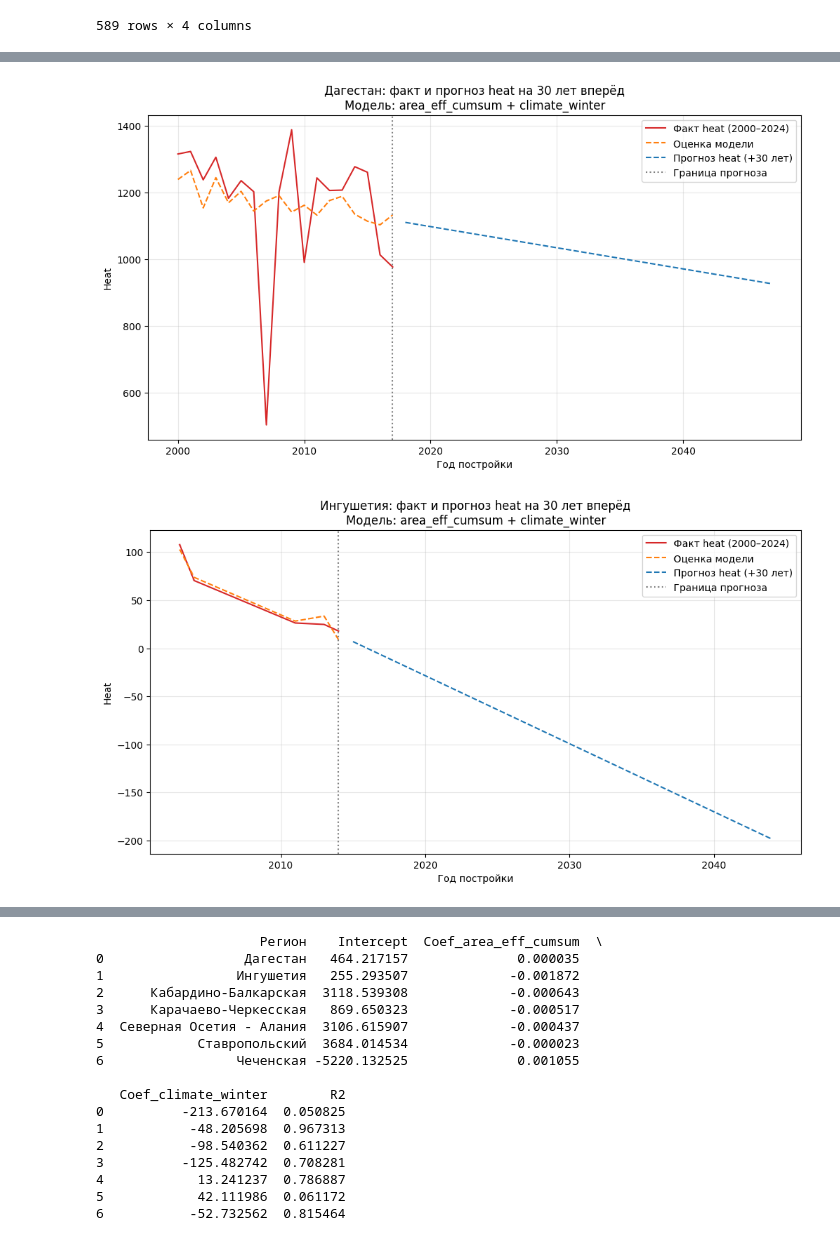
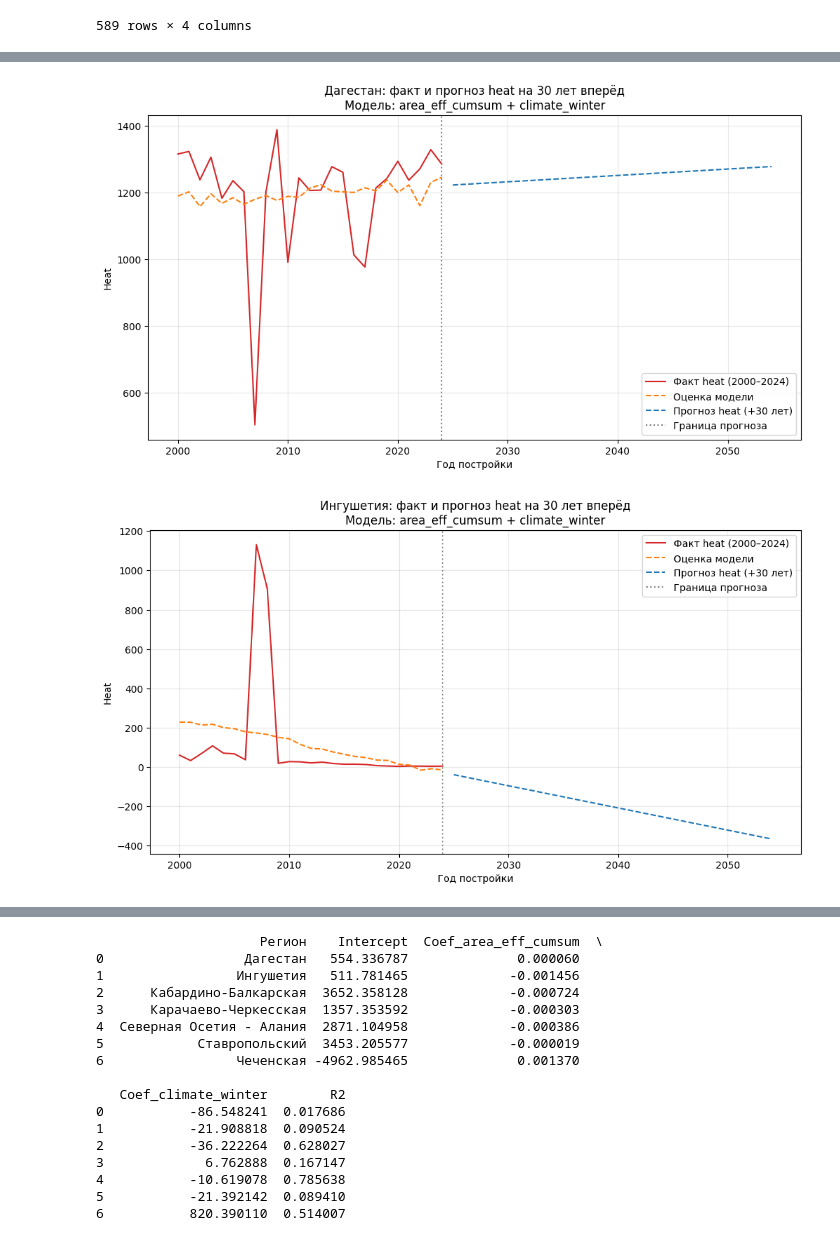
Before and after one commit to tyurin-a/Heat_regressions, a Jupyter notebook: NCFD.ipynb, the cells around one changed output, grey strips where cells are left out. Saved outputs shown, nothing was run; the diff lists cells and outputs as text; code cells hidden in the pictures.

```diff
--- a/NCFD.ipynb
+++ b/NCFD.ipynb
@@ -431,8 +431,30 @@ df_grouped
 | 587 | Чеченская | 2016.0 | 6818.870 | 5.328002e+06 |
 | 588 | Чеченская | 2026.0 | 2047.650 | 5.330050e+06 |
 589 rows × 4 columns
+# %%
+import pandas as pd
+
+# Убедимся, что годы имеют правильный тип
+df_grouped['built_year'] = df_grouped['built_year'].astype(int)
+
+# Создаем полную сетку
+min_year = df_grouped['built_year'].min()
+all_years = range(min_year, 2025)
+all_regions = df_grouped['formalname_region'].unique()
+
+full_index = pd.MultiIndex.from_product([all_regions, all_years],
+                                       names=['formalname_region', 'built_year'])
+
+df_full = (df_grouped.set_index(['formalname_region', 'built_year'])
+           .reindex(full_index)
+           .reset_index()
+           .sort_values(['formalname_region', 'built_year']))
+
+# Заполняем данные
+df_full['area_eff'] = df_full.groupby('formalname_region')['area_eff'].ffill().fillna(0)
+df_full['area_eff_cumsum'] = df_full.groupby('formalname_region')['area_eff'].cumsum()
 # %%
-df_merged = df_grouped.merge(
+df_merged = df_full.merge(
     df_ncfo_climate.rename(columns={"Год": "built_year", "Зима": "climate_winter"}),
     on="built_year",
     how="left"
@@ -815,7 +851,11 @@ mask = (df_final["built_year"] >= 2000) & (df_final["built_year"] <= 2025)
 df_yearly = (
     df_final.loc[mask, ["built_year", "heat", "area_eff_cumsum", "climate_winter"]]
             .groupby("built_year", as_index=False)
-            .mean()
+            .agg({
+                'heat': 'sum',
+                'area_eff_cumsum': 'sum',
+                'climate_winter': 'mean'
+            })
             .sort_values("built_year")
 )
 
@@ -918,7 +1072,11 @@ for region in regions:
     df_yearly = (
         df_final.loc[mask, ["built_year", "heat", "area_eff_cumsum", "climate_winter"]]
         .groupby("built_year", as_index=False)
-        .mean()
+        .agg({
+                'heat': 'sum',
+                'area_eff_cumsum': 'sum',
+                'climate_winter': 'mean'
+            })
     )
 
     if df_yearly.empty:
@@ -974,32 +1132,32 @@ for region in regions:
         ],
         ignore_index=True
     )
 
     # график
     plt.figure(figsize=(12,6))
     hist = df_all[df_all["type"] == "Факт"]
     fut = df_all[df_all["type"] == "Прогноз"]
 
     plt.plot(hist["built_year"], hist["heat"], label="Факт heat (2000–2024)", color="tab:red")
     plt.plot(hist["built_year"], hist["heat_pred"], label="Оценка модели", color="tab:orange", linestyle="--")
     plt.plot(fut["built_year"], fut["heat"], label="Прогноз heat (+30 лет)", color="tab:blue", linestyle="--")
 
     plt.axvline(x=last_year, color="gray", linestyle=":", label="Граница прогноза")
     plt.title(f"{region}: факт и прогноз heat на 30 лет вперёд\nМодель: area_eff_cumsum + climate_winter")
     plt.xlabel("Год постройки")
     plt.ylabel("Heat")
     plt.legend()
     plt.grid(alpha=0.3)
     plt.show()
 
 # Собираем все коэффициенты в таблицу
 df_results = pd.DataFrame(results)
 
 # выводим
 print(df_results)
 
 # можно сохранить в Excel
 #df_results.to_excel("regression_coeffs_by_region.xlsx", index=False)
 # %% [output]
-[figure, old version]
+[figure, new version]
-[figure, old version]
+[figure, new version]
@@ -1011,20 +1169,20 @@ print(df_results)
                      Регион    Intercept  Coef_area_eff_cumsum  \
-0                  Дагестан   464.217157              0.000035
-1                 Ингушетия   255.293507             -0.001872
-2      Кабардино-Балкарская  3118.539308             -0.000643
-3      Карачаево-Черкесская   869.650323             -0.000517
-4  Северная Осетия - Алания  3106.615907             -0.000437
-5            Ставропольский  3684.014534             -0.000023
-6                 Чеченская -5220.132525              0.001055
+0                  Дагестан   554.336787              0.000060
+1                 Ингушетия   511.781465             -0.001456
+2      Кабардино-Балкарская  3652.358128             -0.000724
+3      Карачаево-Черкесская  1357.353592             -0.000303
+4  Северная Осетия - Алания  2871.104958             -0.000386
+5            Ставропольский  3453.205577             -0.000019
+6                 Чеченская -4962.985465              0.001370
 
    Coef_climate_winter        R2
-0          -213.670164  0.050825
-1           -48.205698  0.967313
-2           -98.540362  0.611227
-3          -125.482742  0.708281
-4            13.241237  0.786887
-5            42.111986  0.061172
-6           -52.732562  0.815464
+0           -86.548241  0.017686
+1           -21.908818  0.090524
+2           -36.222264  0.628027
+3             6.762888  0.167147
+4           -10.619078  0.785638
+5           -21.392142  0.089410
+6           820.390110  0.514007
 # %%
 #СКФО по регионам: регрессия нормированная + прогноз на 30 лет вперёд
 
```
Also changed, not shown: parts of 12 cells of this notebook, 7 other files.
